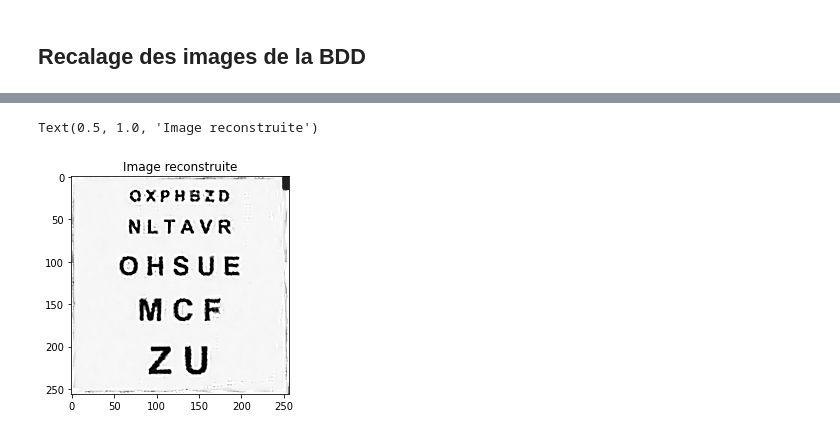
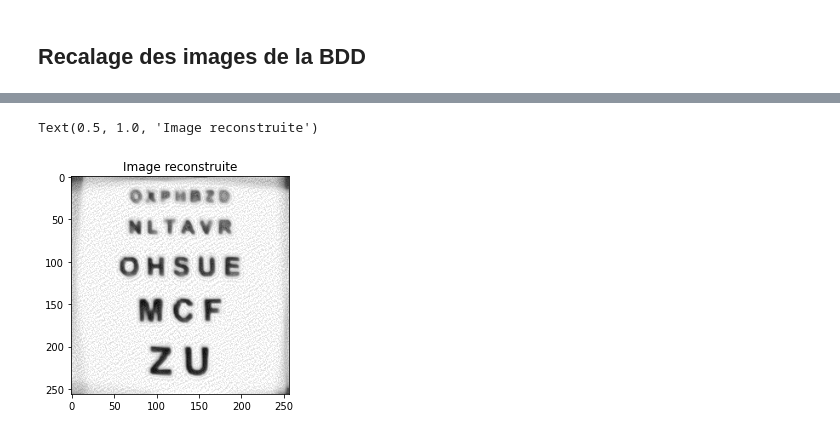
Before and after one commit to zoeducourau/Projet_fin_majeure, a Jupyter notebook: main script.ipynb, the cells around one changed output, grey strips where cells are left out. Cells and saved outputs as stored; diff of their text form; code cells hidden in the pictures.

```diff
--- a/main script.ipynb
+++ b/main script.ipynb
@@ -121,9 +153,6 @@ for i in range (0,N):
 # plt.imshow(unregistered_img, cmap='gray')
 # plt.axis('off')
 # %%
-# Nombre d'images à recaler (inferieur strictement à N)
-N_registration = 6
-
 Y = []
 
 Y_reference = cv2.imread('BDD/imageBR.png', 0)
@@ -132,11 +161,12 @@ X_0 = np.zeros((np.shape(Y_reference)[0] * sampling_rate, np.shape(Y_reference)[
 for k in range(N_registration):
       Y_current = cv2.imread('BDD/imageBR_' + str(k) + '.png', 0)
       Y.append(Y_current)
-      X_0 += cv2.warpAffine(cv2.resize(Y_current, np.shape(X_0), interpolation = cv2.INTER_CUBIC), M[k], np.shape(X_0), flags = cv2.WARP_INVERSE_MAP)
+      X_0 += recalage_ideal(X_0, Y_current, M[k])
       plt.subplot(1, N_registration, k+1)
       plt.imshow(Y_current, cmap = 'gray')
       plt.title("Image " + str(k))
 
+X_0 /= N_registration # normalisation
 X_k = np.copy(X_0)
 
 plt.figure(2)
@@ -145,5 +175,5 @@ plt.imshow(X_k, cmap = 'gray')
 plt.title("Estimation de départ")
 plt.subplot(122)
 plt.imshow(X_0[15:-15,50:-50], cmap='gray')
-plt.title("crop zone d'intérêts")
+plt.title("crop zone d'intérêt")
 # %% [output]
@@ -153,49 +183,49 @@ Text(0.5, 1.0, "crop zone d'intérêts")
 # %%
 # super resolution gradient descent
 X_k = np.copy(X_0)
-MSE = [10000000000, 1000000000]
+list_MSE = [10000000000, 1000000000]
 # condition d'arret
 epsilon = 0.5
 
 # parametres descente de gradient
 beta = 1 # pas de descente
-l = 0.05 # lambda
+l = 1 # lambda
 
 # parametres regul TV
 gaussian_kernel = 1/16 * np.array([[1, 2, 1], [2, 4, 2], [1, 2, 1]])
 gamma = 1/8 * np.array([[1, 1,  1], [1, -8, 1], [1, 1,  1]]) # Laplacian kernel
 I = np.identity(3)
 
 # parametres regul bilateral TV
 P = 3
 alpha = 0.6
 
-while MSE[-2] - MSE[-1]> epsilon:
+while list_MSE[-2] - list_MSE[-1]> epsilon:
 
     gradient = np.zeros(np.shape(X_k))
     regularization = np.zeros(np.shape(X_k))
 
     for k in range(N_registration):
         # gradient
         gradient += G2(X_k, Y[k], M[k], gaussian_kernel_size, sampling_rate)
         # regularization
         # regularization += TV(X_k, gamma)
         regularization += bilateral_TV(X_k, alpha, P)
 
     X_k = X_k - beta * (gradient + l * regularization)
 
 
     # Mean square error
-    MSE_current = np.mean((X_k - IMAGE_nb)[15:-15,50:-50]**2)
-    MSE.append(MSE_current)
+    MSE_current = MSE(X_k[15:-15,50:-50], IMAGE_nb[15:-15,50:-50])
+    list_MSE.append(MSE_current)
 
 
 plt.figure()
 plt.imshow(X_k, cmap = 'gray', vmin=0, vmax=255)
 plt.title("Image reconstruite")
 # %% [output]
 Text(0.5, 1.0, 'Image reconstruite')
-[figure, old version]
+[figure, new version]
 # %%
 img_interpolated_bicubic = cv2.warpAffine(cv2.resize(Y[0], X_0.shape, interpolation = cv2.INTER_CUBIC), M[0], np.shape(X_0), flags=cv2.WARP_INVERSE_MAP, borderMode=cv2.BORDER_REPLICATE)
 
```
Also changed, not shown: parts of 13 cells of this notebook, 2 other files.
